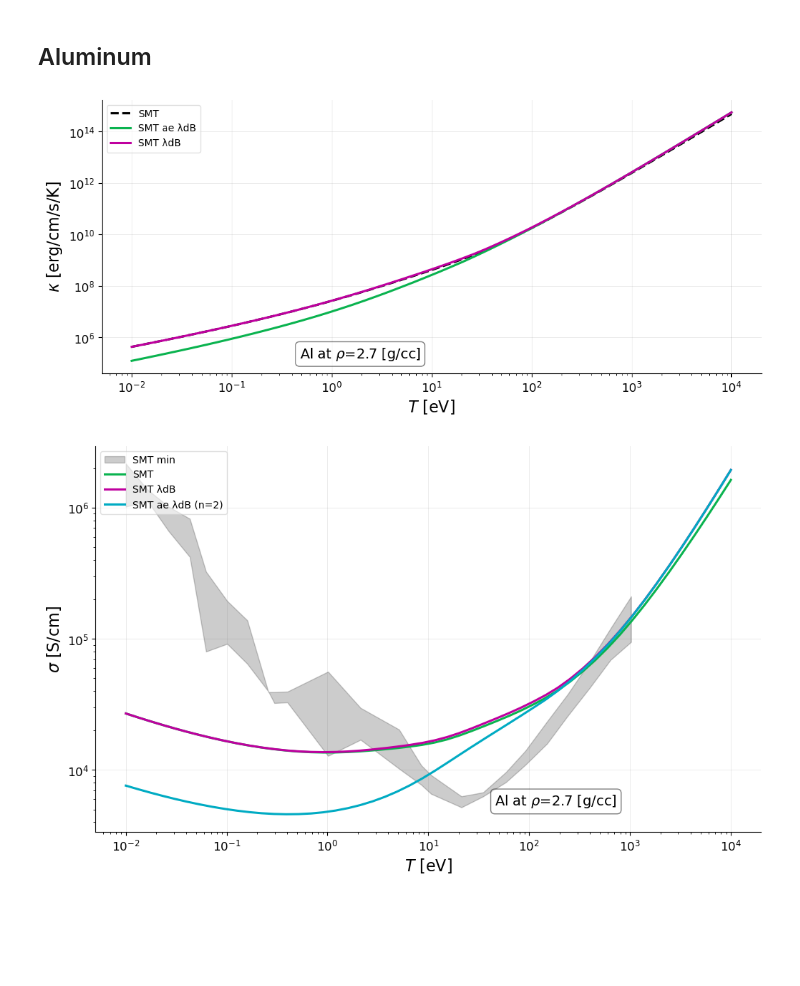
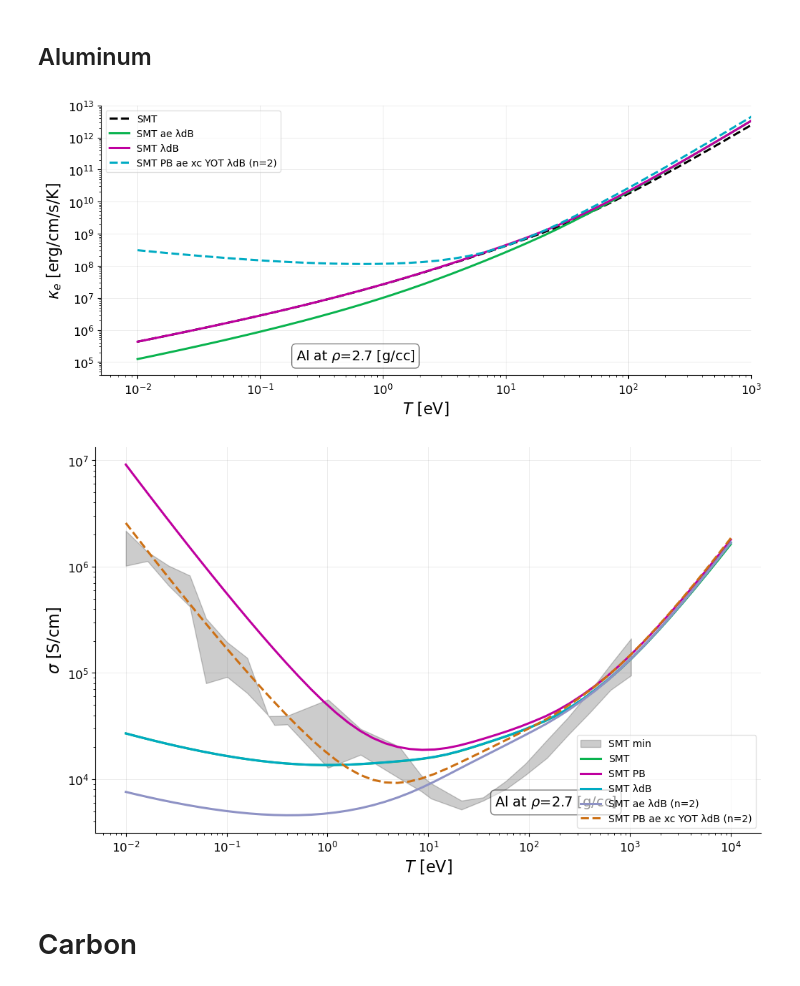
Before and after one commit to ZachAJohnson/SMT, a Jupyter notebook: examples/Example_XC_λ_Validation.ipynb, the cells around one changed output. Saved outputs shown, nothing was run; the diff lists cells and outputs as text; code cells hidden in the pictures; blank space fills up the shorter version.

```diff
--- a/examples/Example_XC_λ_Validation.ipynb
+++ b/examples/Example_XC_λ_Validation.ipynb
@@ -45,14 +45,12 @@ mpl.rcParams['figure.dpi'] = 100
 # %% [markdown]
 ## Define Useful transport function
 # %%
-def get_transport_functions(Z, A, ni_cc, modified=False):
+def get_transport_functions(Z, A, ni_cc, **kwargs):
 
-    if modified==True:
-        smt = SMT.TransportProperties(1, np.array([m_amu*A]), np.array([Z]), np.array([1*eV_to_AU, 1*eV_to_AU ]),
-                                  np.array([ni_cc])*invcc_to_AU, improved_xc_SMT=False, improved_ae_SMT=True,improved_λdB_SMT=True ,improved_PauliBlocking=False, Zbar_type='input')
-    else:
-        smt = SMT.TransportProperties(1, np.array([m_amu*A]), np.array([Z]), np.array([1*eV_to_AU, 1*eV_to_AU ]),
-                                  np.array([ni_cc])*invcc_to_AU, improved_xc_SMT=False, improved_ae_SMT=False,improved_λdB_SMT=False , Zbar_type='input')
+
+    smt = SMT.TransportProperties(1, np.array([m_amu*A]), np.array([Z]), np.array([1*eV_to_AU, 1*eV_to_AU ]),
+                                  np.array([ni_cc])*invcc_to_AU, **kwargs, Zbar_type='TF')
+
     # All out in cgs
     @np.vectorize
     def ηSMT(T_eV):
@@ -247,13 +227,13 @@ ni_cc = ρi_gpercc/(m_amu*A*AU_to_g)
 λdB_n = 2
 
 SMT_Al_funcs = get_transport_functions(Z,A,ni_cc)
-SMTPB_Al_funcs = get_transport_functions(Z,A,ni_cc,PB=True )
-SMTYOT_Al_funcs = get_transport_functions(Z,A,ni_cc, xc_type='YOT')
-SMTλdB_Al_funcs = get_transport_functions(Z,A,ni_cc, λdB = True )
-SMTYOTλdB_Al_funcs = get_transport_functions(Z,A,ni_cc, λdB = True, xc_type='YOT' )
-SMTaeλdB_Al_funcs = get_transport_functions(Z,A,ni_cc, λdB = True, ae=True )
-SMTaeYOTλdB_Al_funcs = get_transport_functions(Z,A,ni_cc, λdB = True, ae=True , xc_type='YOT' )
-SMTPBaeYOTλdB_Al_funcs = get_transport_functions(Z,A,ni_cc, λdB = True, ae=True , xc_type='YOT' , PB=True)
+SMTPB_Al_funcs = get_transport_functions(Z,A,ni_cc, improved_PauliBlocking=True )
+SMTYOT_Al_funcs = get_transport_functions(Z,A,ni_cc, improved_xc_SMT=True, xc_type='YOT')
+SMTλdB_Al_funcs = get_transport_functions(Z,A,ni_cc, improved_λdB_SMT = True )
+SMTYOTλdB_Al_funcs = get_transport_functions(Z,A,ni_cc, improved_λdB_SMT = True,improved_xc_SMT=True,xc_type='YOT' )
+SMTaeλdB_Al_funcs = get_transport_functions(Z,A,ni_cc, improved_λdB_SMT = True, improved_ae_SMT=True )
+SMTaeYOTλdB_Al_funcs = get_transport_functions(Z,A,ni_cc, improved_λdB_SMT = True, improved_ae_SMT=True ,improved_xc_SMT=True, xc_type='YOT' )
+SMTPBaeYOTλdB_Al_funcs = get_transport_functions(Z,A,ni_cc, improved_λdB_SMT = True, improved_ae_SMT=True ,improved_xc_SMT=True, xc_type='YOT',improved_PauliBlocking=True )
 # %%
 fig, axs = plt.subplots(1,1, figsize=(12,5), facecolor='white')
 axs = np.array([axs])
@@ -266,7 +246,9 @@ TeV_list = np.geomspace(1e-2,1e4)
 ax.plot(TeV_list, SMT_Al_funcs[3](TeV_list),'k--', label='SMT')
 ax.plot(TeV_list, SMTaeλdB_Al_funcs[3](TeV_list), label='SMT ae λdB')
 ax.plot(TeV_list, SMTλdB_Al_funcs[3](TeV_list), label='SMT λdB')
-ax.set_ylabel(r"$\kappa$ [erg/cm/s/K]")
+ax.plot(TeV_list, SMTPBaeYOTλdB_Al_funcs[3](TeV_list),'--', label=f'SMT PB ae xc YOT λdB (n={λdB_n})')
+
+ax.set_ylabel(r"$\kappa_e$ [erg/cm/s/K]")
 
 # ax = axs[1]
 # ax.plot(TeV_list, SMTλdB_Al_funcs[6](TeV_list)[3]/SMTλdB_Al_funcs[6](TeV_list)[2], label=r'$r_c/\lambda_{dB}$')
@@ -283,7 +265,8 @@ for ax in axs:
     # Scales
     ax.set_yscale('log')
     ax.set_xscale('log')
-
+    ax.set_xlim(None, 1e3)
+    ax.set_ylim(None,1e13)
     # Legend
     ax.legend()
     # Inset Text Box
@@ -292,7 +275,7 @@ for ax in axs:
     ax.text(0.3, 0.1, inset_text, transform=ax.transAxes, fontsize=14,
             verticalalignment='top', bbox=bbox)
 # %% [output]
-[figure, old version]
+[figure, new version]
 # %%
 from scipy.interpolate import CubicSpline, PchipInterpolator
 
@@ -309,38 +292,40 @@ ax.fill_between(TCCW2_Al_σ_bot['T[eV]'], TCCW2_Al_σ_bot['σ[S/cm]'], PchipInte
 
 
 ax.plot(TeV_list, SMT_Al_funcs[4](TeV_list), label='SMT')
-# ax.plot(TeV_list, SMTPB_Al_funcs[4](Te/V_list), label='SMT PB')
+ax.plot(TeV_list, SMTPB_Al_funcs[4](TeV_list), label='SMT PB')
 ax.plot(TeV_list, SMTλdB_Al_funcs[4](TeV_list), label='SMT λdB')
 ax.plot(TeV_list, SMTaeλdB_Al_funcs[4](TeV_list), label=f'SMT ae λdB (n={λdB_n})')
 # ax.plot(TeV_list, SMTYOT_Al_funcs[4](TeV_list),'--', label='SMT xc YOT')
 # ax.plot(TeV_list, SMTYOTλdB_Al_funcs[4](TeV_list),'--', label=f'SMT xc YOT λdB (n={λdB_n})')
 # ax.plot(TeV_list, SMTaeYOTλdB_Al_funcs[4](TeV_list),'--', label=f'SMT ae xc YOT λdB (n={λdB_n})')
-# ax.plot(TeV_list, SMTPBaeYOTλdB_Al_funcs[4](TeV_list),'--', label=f'SMT PB ae xc YOT λdB (n={λdB_n})')
+ax.plot(TeV_list, SMTPBaeYOTλdB_Al_funcs[4](TeV_list),'--', label=f'SMT PB ae xc YOT λdB (n={λdB_n})')
 ax.set_ylabel(r"$\sigma$ [S/cm]")
 
 # ax = axs[1]
 # # ax.plot(TeV_list, SMTλdB_H_funcs[6](TeV_list)[3]/SMTλdB_H_funcs[6](TeV_list)[2], label=r'$r_c/\lambda_{dB}$')
 # ax.plot(TeV_list, SMTλdB_H_funcs[6](TeV_list)[0], label=r'$\lambda_e$')
 # # ax.plot(TeV_list, SMTλdB_H_funcs[6](TeV_list)[0]/SMTλdB_H_funcs[5](TeV_list), label=r'$\lambda_e/\lambda_{\rm eff}$')
 # # ax.plot(TeV_list, SMTλdB_H_funcs[6](TeV_list)[1]/SMTλdB_H_funcs[5](TeV_list), label=r'$\lambda_i^{\rm eff}/\lambda_{\rm eff}$')
 # # ax.plot(TeV_list, SMTYOTλdB_H_funcs[4](TeV_list)/SMT_H_funcs[4](TeV_list), label=r'$\sigma(YOT+\lambda_{dB})/\sigma$')
 # # ax.plot(TeV_list, SMTλdB_H_funcs[6](TeV_list)[4], label=r'$\theta$')
 # ax.set_ylabel("Parameter")
 
 for ax in axs:
     ax.set_xlabel(r"$T$ [eV]")
 
     # Inset Text Box
     bbox = dict(boxstyle='round', facecolor='white', alpha=0.5)
     inset_text = f"{Element_name} at " r"$\rho$" + f"={ρi_gpercc} [g/cc]"
     ax.text(0.6, 0.1, inset_text, transform=ax.transAxes, fontsize=14,
             verticalalignment='top', bbox=bbox)
 
     # Scales
     ax.set_yscale('log')
     ax.set_xscale('log')
 
     # Legend
     ax.legend()
 # %% [output]
-[figure, old version]
+[figure, new version]
+# %% [markdown]
+# Carbon
```
Also changed, not shown: parts of 7 cells of this notebook, 2 other files.
